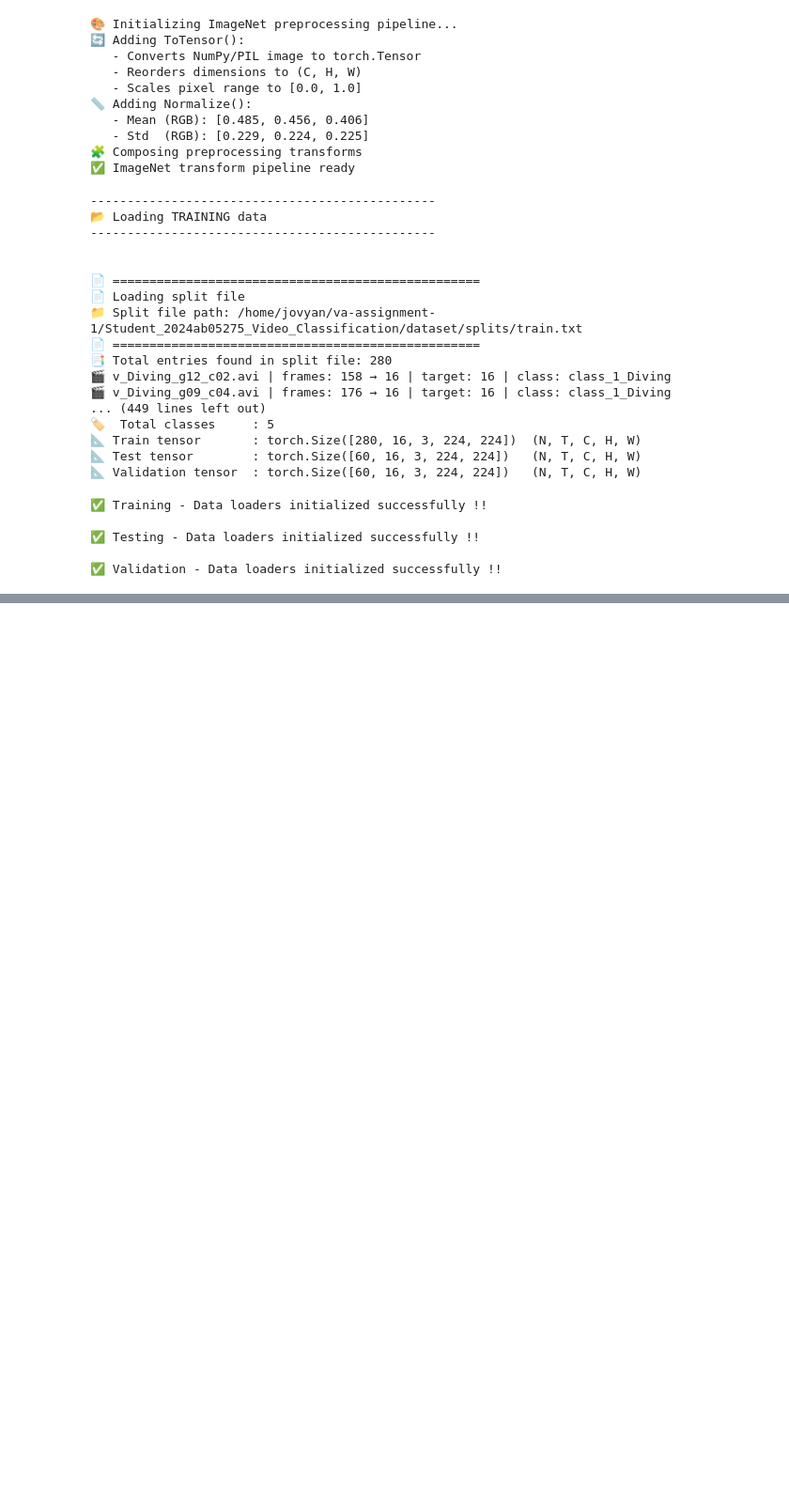
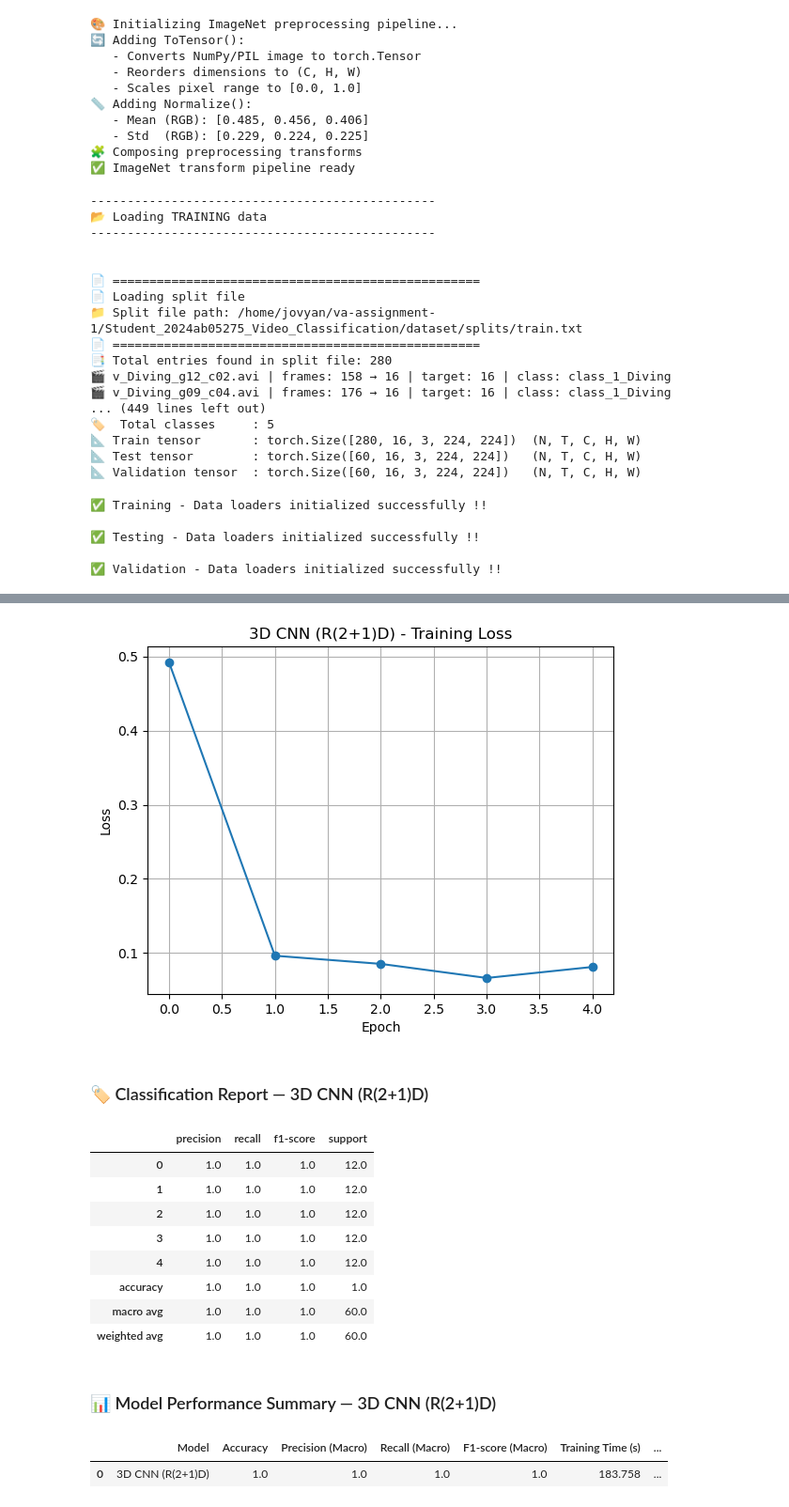
Before and after one commit to 2024ab05275-chocs/Student_2024ab05275_Video_Classification, a Jupyter notebook: code/part_b_deep_learning.ipynb, the cells around one changed output, grey strips where cells are left out. Shown at 94% size. Cells and saved outputs as stored; diff of their text form; code cells hidden in the pictures; blank space fills up the shorter version.

```diff
--- a/code/part_b_deep_learning.ipynb
+++ b/code/part_b_deep_learning.ipynb
@@ -1009,0 +1029,10 @@ Epoch [5/5] | Train Loss: 0.0327 | Val Loss: 0.0115
+# %%
+# ==========================================================
+# RUN EXPERIMENTS - "3D CNN (R(2+1)D)"
+# ==========================================================
+
+metrics_3d, class_report_df_3d = train_and_evaluate(
+    CNN3D(NUM_CLASSES),
+    "3D CNN (R(2+1)D)"
+)
+# %% [output]
@@ -1009,0 +1048,14 @@ Epoch [5/5] | Train Loss: 0.0327 | Val Loss: 0.0115
+[figure, added]
+### 🏷️ Classification Report — 3D CNN (R(2+1)D)
+|  | precision | recall | f1-score | support |
+| 0 | 1.0 | 1.0 | 1.0 | 12.0 |
+| 1 | 1.0 | 1.0 | 1.0 | 12.0 |
+| 2 | 1.0 | 1.0 | 1.0 | 12.0 |
+| 3 | 1.0 | 1.0 | 1.0 | 12.0 |
+| 4 | 1.0 | 1.0 | 1.0 | 12.0 |
+| accuracy | 1.0 | 1.0 | 1.0 | 1.0 |
+| macro avg | 1.0 | 1.0 | 1.0 | 60.0 |
+| weighted avg | 1.0 | 1.0 | 1.0 | 60.0 |
+### 📊 Model Performance Summary — 3D CNN (R(2+1)D)
+|  | Model | Accuracy | Precision (Macro) | Recall (Macro) | F1-score (Macro) | Training Time (s) | ... |
+| 0 | 3D CNN (R(2+1)D) | 1.0 | 1.0 | 1.0 | 1.0 | 183.758 | ... |
```
Also changed, not shown: parts of 5 cells of this notebook, 3 other files.
